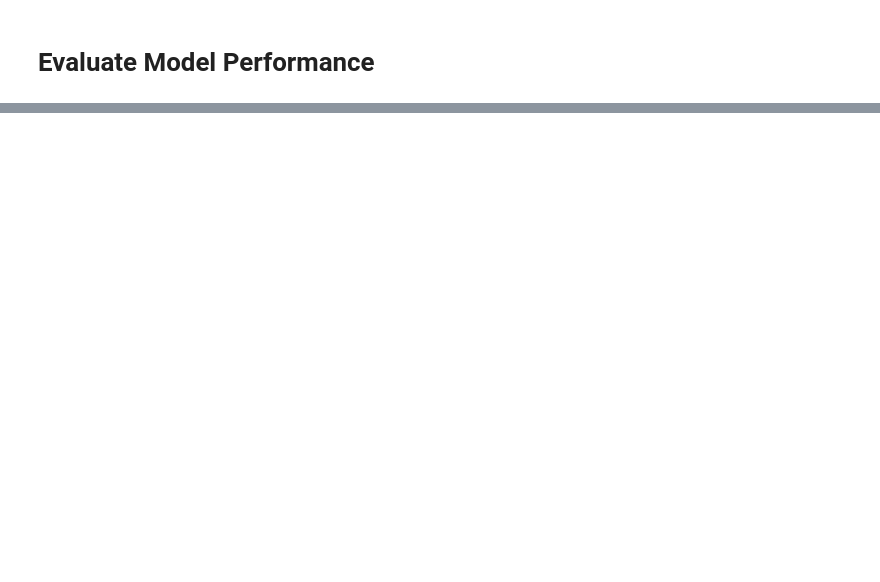
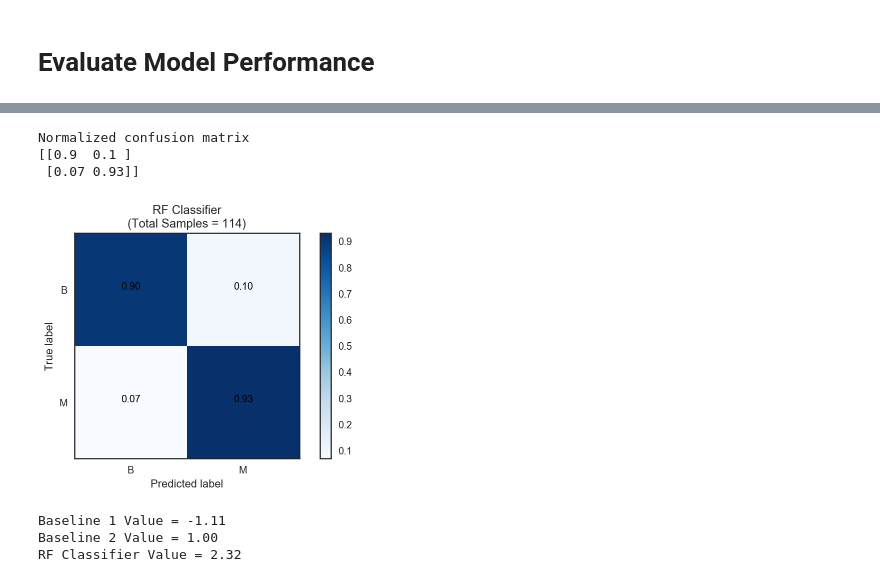
Before and after one commit to thampiman/msdn-digp-blog, a Jupyter notebook: measuring_model_goodness/Classification.ipynb, the cells around one changed output, grey strips where cells are left out. Cells and saved outputs as stored; diff of their text form; code cells hidden in the pictures; blank space fills up the shorter version.

```diff
--- a/measuring_model_goodness/Classification.ipynb
+++ b/measuring_model_goodness/Classification.ipynb
@@ -193,0 +283,20 @@ Normalized confusion matrix
+# %%
+plot_confusion_matrix(rf_cm, classes=['B', 'M'],
+                      title=f'RF Classifier\n(Total Samples = {len(df_test)})',
+                      normalize=True)
+# %% [output]
+Normalized confusion matrix
+[[0.9  0.1 ]
+ [0.07 0.93]]
+[figure, added]
+# %%
+b1_value = b1_cm_norm.flatten().dot(value_cost_matrix.flatten())
+b2_value = b2_cm_norm.flatten().dot(value_cost_matrix.flatten())
+rf_value = rf_cm_norm.flatten().dot(value_cost_matrix.flatten())
+print('Baseline 1 Value = %.2f' % b1_value)
+print('Baseline 2 Value = %.2f' % b2_value)
+print('RF Classifier Value = %.2f' % rf_value)
+# %% [output]
+Baseline 1 Value = -1.11
+Baseline 2 Value = 1.00
+RF Classifier Value = 2.32
```
Also changed, not shown: parts of 16 cells of this notebook.
